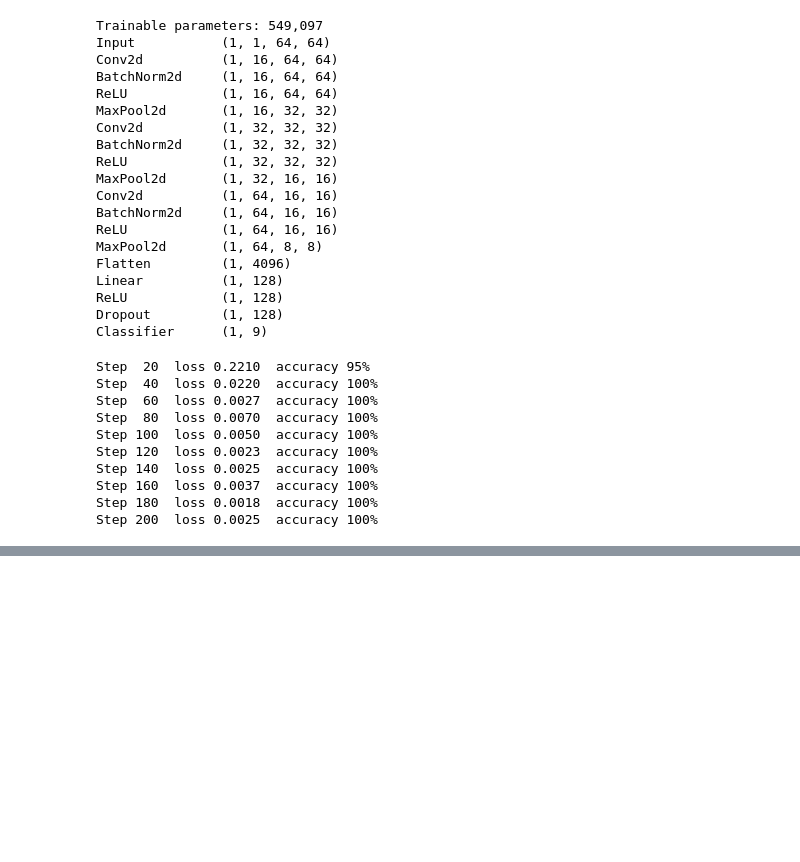
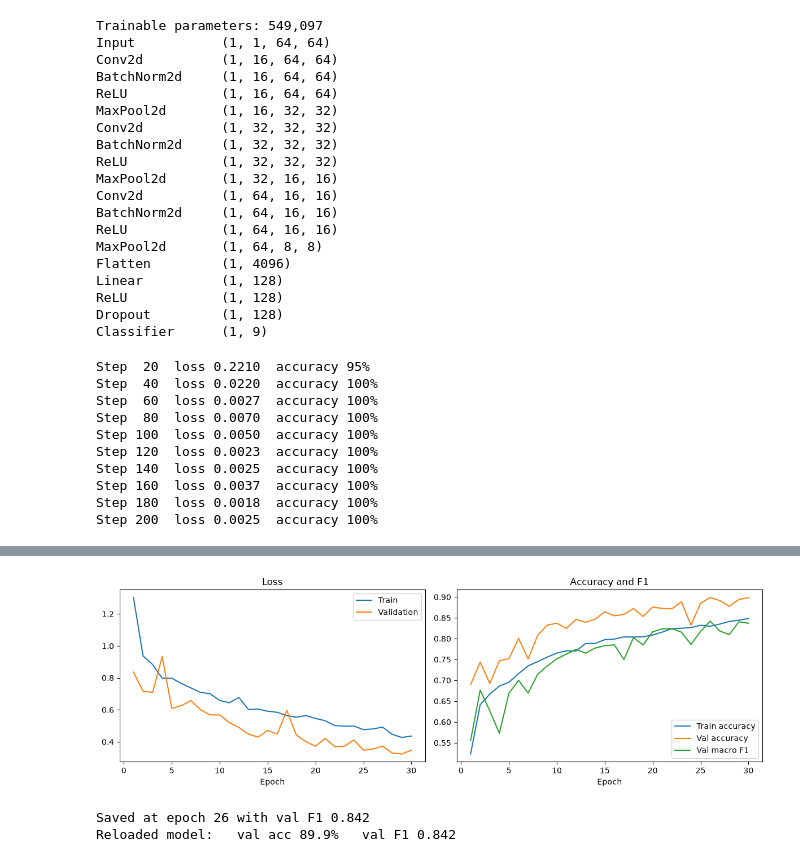
Before and after one commit to harshita-kode/wafer-lens, a Jupyter notebook: notebooks/train_cnn.ipynb, the cells around one changed output, grey strips where cells are left out. Drawn from its saved outputs; the diff is of its cells as text; code cells hidden in the pictures; blank space fills up the shorter version.

Commit message:
Add training loop with class weights and checkpointing

```diff
--- a/notebooks/train_cnn.ipynb
+++ b/notebooks/train_cnn.ipynb
@@ -174,0 +244,19 @@ Step 200  loss 0.0025  accuracy 100%
+# %%
+import time
+from src.classifier.model import WaferCNN
+
+torch.manual_seed(SEED)
+model = WaferCNN(num_classes=len(CLASSES)).to(device)
+
+loss_fn = nn.CrossEntropyLoss(weight=class_weights_t)
+optimizer = torch.optim.Adam(model.parameters(), lr=1e-3)
+scheduler = torch.optim.lr_scheduler.ReduceLROnPlateau(
+    optimizer, mode='max', factor=0.5, patience=3,
+)
+
+EPOCHS = 30
+PATIENCE = 7          # stop if val F1 doesn't improve for this many epochs
+
+MODELS_DIR = PROJECT_ROOT / 'models'
+MODELS_DIR.mkdir(exist_ok=True)
+CKPT_PATH = MODELS_DIR / 'wafer_cnn.pt'
@@ -174,0 +320,38 @@ Step 200  loss 0.0025  accuracy 100%
+# %%
+FIG_DIR = PROJECT_ROOT / 'figures'
+FIG_DIR.mkdir(exist_ok=True)
+
+epochs = range(1, len(history['train_loss']) + 1)
+
+fig, (ax1, ax2) = plt.subplots(1, 2, figsize=(12, 4))
+
+ax1.plot(epochs, history['train_loss'], label='Train')
+ax1.plot(epochs, history['val_loss'],   label='Validation')
+ax1.set_title('Loss')
+ax1.set_xlabel('Epoch')
+ax1.legend()
+
+ax2.plot(epochs, history['train_acc'], label='Train accuracy')
+ax2.plot(epochs, history['val_acc'],   label='Val accuracy')
+ax2.plot(epochs, history['val_f1'],    label='Val macro F1')
+ax2.set_title('Accuracy and F1')
+ax2.set_xlabel('Epoch')
+ax2.legend()
+
+plt.tight_layout()
+plt.savefig(FIG_DIR / 'training_curves.png', dpi=150)
+plt.show()
+# %% [output]
+[figure, added]
+# %%
+ckpt = torch.load(CKPT_PATH, map_location=device)
+
+best_model = WaferCNN(num_classes=len(ckpt['classes'])).to(device)
+best_model.load_state_dict(ckpt['model_state'])
+
+_, val_acc, val_f1 = evaluate(best_model, val_loader, loss_fn)
+print(f"Saved at epoch {ckpt['epoch']} with val F1 {ckpt['val_f1']:.3f}")
+print(f'Reloaded model:   val acc {val_acc:.1%}   val F1 {val_f1:.3f}')
+# %% [output]
+Saved at epoch 26 with val F1 0.842
+Reloaded model:   val acc 89.9%   val F1 0.842
```
Also changed, not shown: parts of 3 cells of this notebook, 1 other file.
